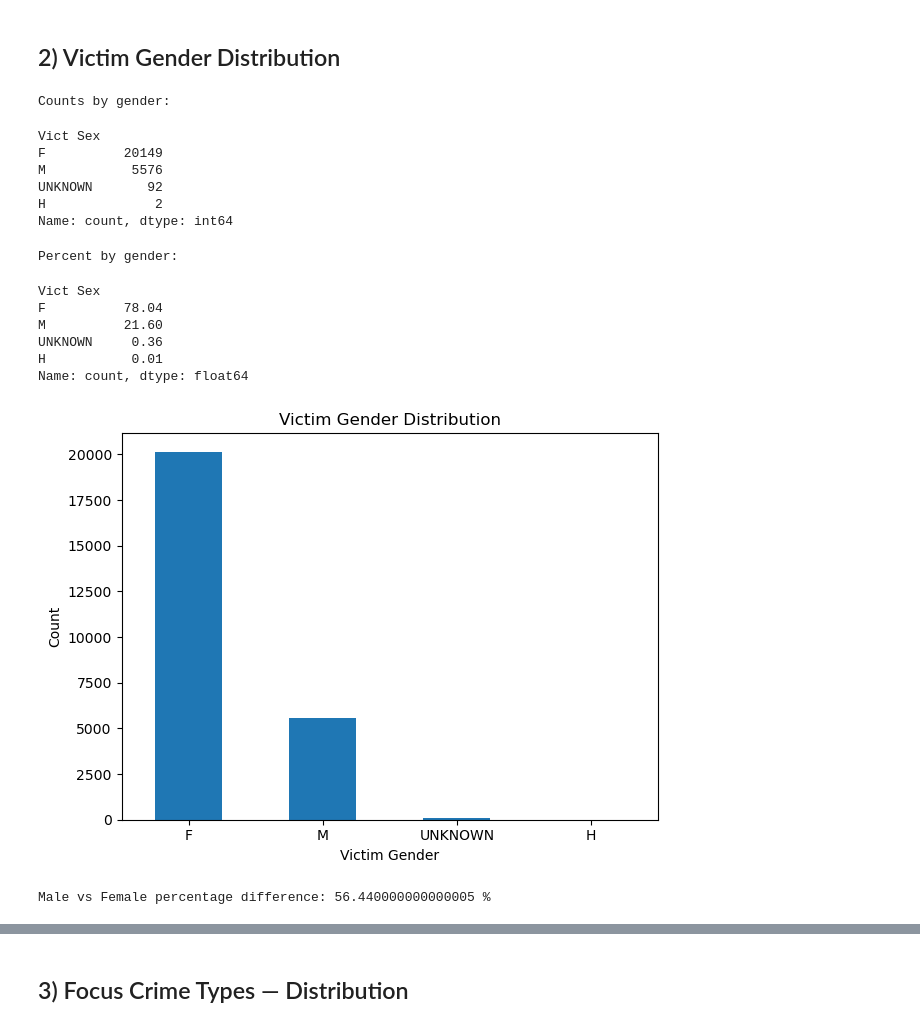
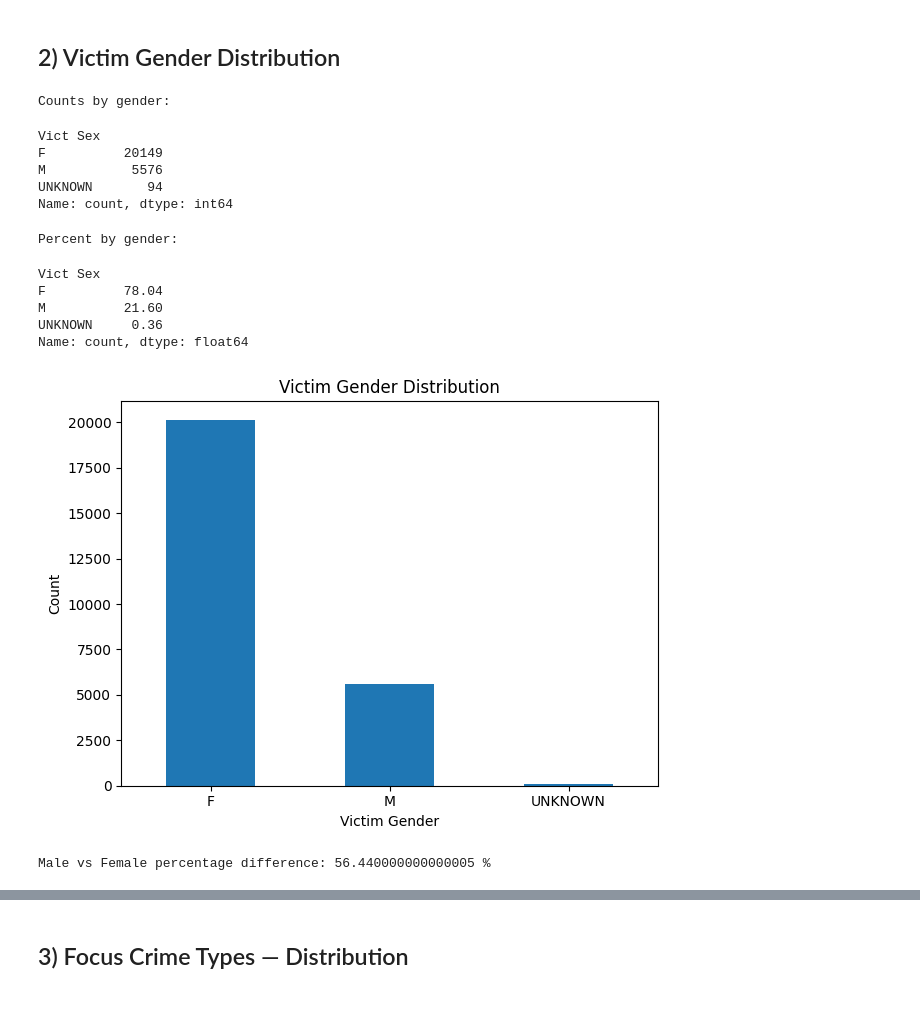
Before and after one commit to djames44/dtsc-3602_project, a Jupyter notebook: New_EDA (1).ipynb, the cells around one changed output, grey strips where cells are left out. Drawn from its saved outputs; the diff is of its cells as text; code cells hidden in the pictures.

```diff
--- a/New_EDA (1).ipynb
+++ b/New_EDA (1).ipynb
@@ -4,7 +6,7 @@ import matplotlib.pyplot as plt
 # %% [markdown]
 # adding a comment to check github pipeline
 # %%
-crime_df = pd.read_csv('/Users/dhanyaelsajames/DTSC_3602/dtsc-3602_project/Crime_Data_from_2020_to_Present.csv')
+crime_df = pd.read_csv('/Users/Erin/Downloads/final report/Crime_Data_from_2020_to_Present.csv')
 
 display(crime_df.head())
 print("=======================")
@@ -377,6 +393,7 @@ EDA dataset ready: 25,819 rows and 21 columns (sexual assault only).
 # %%
 # Victim Gender Distribution for violent crimes
 gender_col = 'Vict Sex'
+violent_df['Vict Sex'] = violent_df['Vict Sex'].replace({'H': 'UNKNOWN'})
 
 # Count genders and calculate percentages
 counts = violent_df[gender_col].value_counts(dropna=False)
@@ -384,37 +401,35 @@ pct = (counts / counts.sum() * 100).round(2)
 
 # Print counts and percentages
 print('Counts by gender:')
 display(counts)
 print('\nPercent by gender:')
 display(pct)
 
 # Bar chart of gender distribution
 plt.figure()
 counts.plot(kind='bar')
 plt.title('Victim Gender Distribution')
 plt.ylabel('Count')
 plt.xlabel('Victim Gender')
 plt.xticks(rotation=0)
 plt.tight_layout()
 plt.show()
 
 print("Male vs Female percentage difference:", pct.get('F', 0) - pct.get('M', 0), "%")
 # %% [output]
 Counts by gender:
 Vict Sex
 F          20149
 M           5576
-UNKNOWN       92
-H              2
+UNKNOWN       94
 Name: count, dtype: int64
 Percent by gender:
 Vict Sex
 F          78.04
 M          21.60
 UNKNOWN     0.36
-H           0.01
 Name: count, dtype: float64
-[figure, old version]
+[figure, new version]
 Male vs Female percentage difference: 56.440000000000005 %
 # %%
 violent_df['Vict Sex'] = violent_df['Vict Sex'].replace({'H': 'UNKNOWN'})
```
Also changed, not shown: parts of 11 cells of this notebook.
